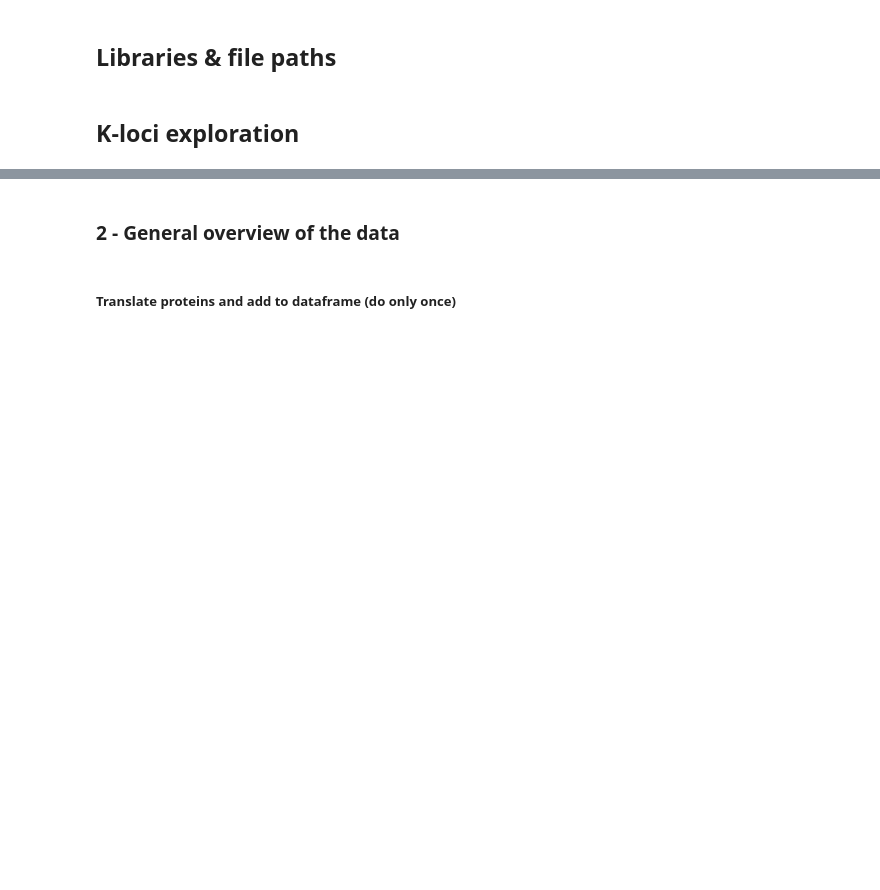
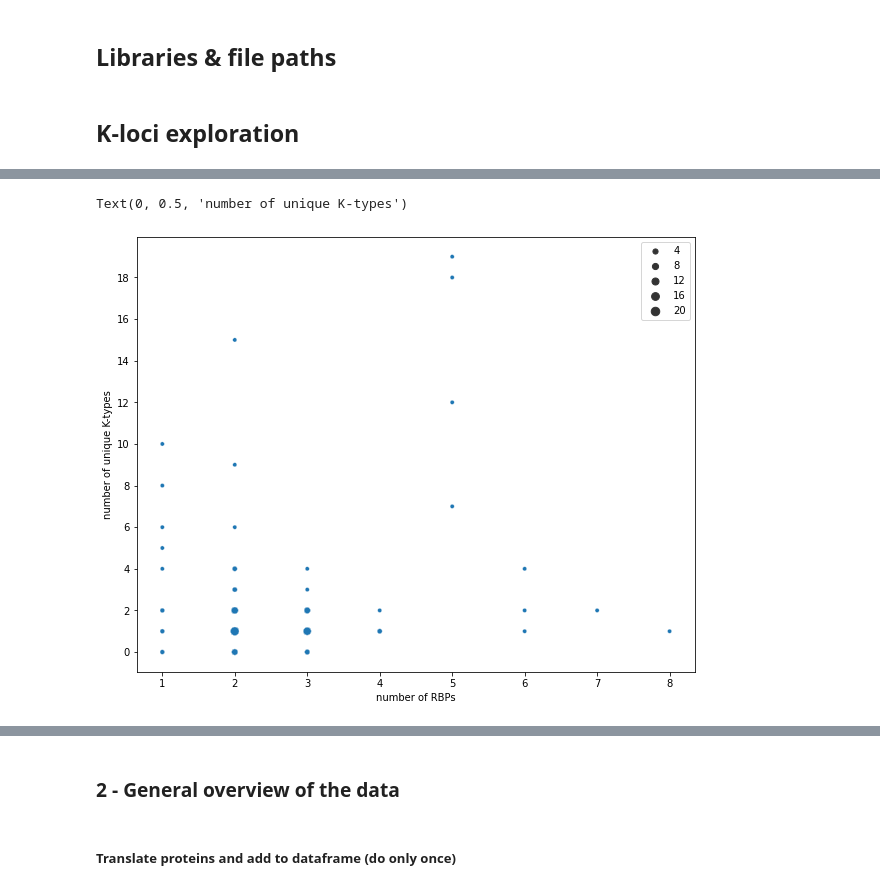
Before and after one commit to dimiboeckaerts/PhageHostLearn, a Jupyter notebook: exploration/phagehostpredict_exploration.ipynb, the cells around one changed output, grey strips where cells are left out. Saved outputs shown, nothing was run; the diff lists cells and outputs as text; code cells hidden in the pictures; blank space fills up the shorter version.

Commit message:
Update processing and exploration (2)

```diff
--- a/exploration/phagehostpredict_exploration.ipynb
+++ b/exploration/phagehostpredict_exploration.ipynb
@@ -41,0 +249,14 @@ b'================================================================\nProgram: CD-
+# %%
+### to delete (Aga)
+phage_genes = pd.read_csv(valencia_dir+'/phage_genesValencia.csv')
+filtered_list = list(set(RBPbase_multi['phage_ID']))
+to_delete = []
+
+for i, phage_id in enumerate(phage_genes['phage_ID']):
+    if phage_id not in filtered_list:
+        to_delete.append(i)
+
+# update final database
+genes_multi = phage_genes.drop(to_delete)
+genes_multi = genes_multi.reset_index(drop=True)
+genes_multi.to_csv('/Users/dimi/Desktop/klebsiella_genes_multi.csv', index=False)
@@ -41,0 +285,14 @@ b'================================================================\nProgram: CD-
+# %%
+# write RBPs to fasta file
+input_file = valencia_dir+'/rbp_exploration/RBPbase'+data_suffix+'.fasta'
+temp_fasta = open(input_file, 'w')
+for i, protein_sequence in enumerate(RBPbase_withseros['protein_sequence']):
+    name = RBPbase_withseros['protein_ID'][i]
+    linked_seros = ''.join(RBPbase_withseros['linked_seros'][i])
+    temp_fasta.write('>'+name+'-'+linked_seros+'\n'+protein_sequence+'\n')
+temp_fasta.close()
+
+# do cd-hit clustering
+# n=5 for c=0.7-1.0; n=3 for c=0.5-0.6
+output_file = valencia_dir+'/rbp_exploration/RBPbase_clusters_50%'
+out, err = exu.cdhit_python(cdpath, input_file, output_file, c=0.50, n=3)
@@ -41,0 +374,17 @@ b'================================================================\nProgram: CD-
+# %%
+RBP_sero_counts = []
+for phage in list(set(RBPbase_withseros['phage_ID'])):
+    RBP_count = list(RBPbase_withseros['phage_ID']).count(phage)
+    unique_seros = list(set(sum(RBPbase_withseros['linked_seros'][RBPbase_withseros['phage_ID'] == phage], [])))
+    sero_count = len(unique_seros)
+    RBP_sero_counts.append((RBP_count, sero_count))
+occurrence = [RBP_sero_counts.count(x) for x in RBP_sero_counts]
+# %%
+fig, ax = plt.subplots(figsize=(10,8))
+ax = sns.scatterplot(x=[i for (i,j) in RBP_sero_counts], y=[j for (i,j) in RBP_sero_counts], size=occurrence)
+ax.set_yticks(list(range(0,20,2)))
+ax.set_xlabel('number of RBPs')
+ax.set_ylabel('number of unique K-types')
+# %% [output]
+Text(0, 0.5, 'number of unique K-types')
+[figure, added]
```
Also changed, not shown: parts of 34 cells of this notebook, 3 other files.
